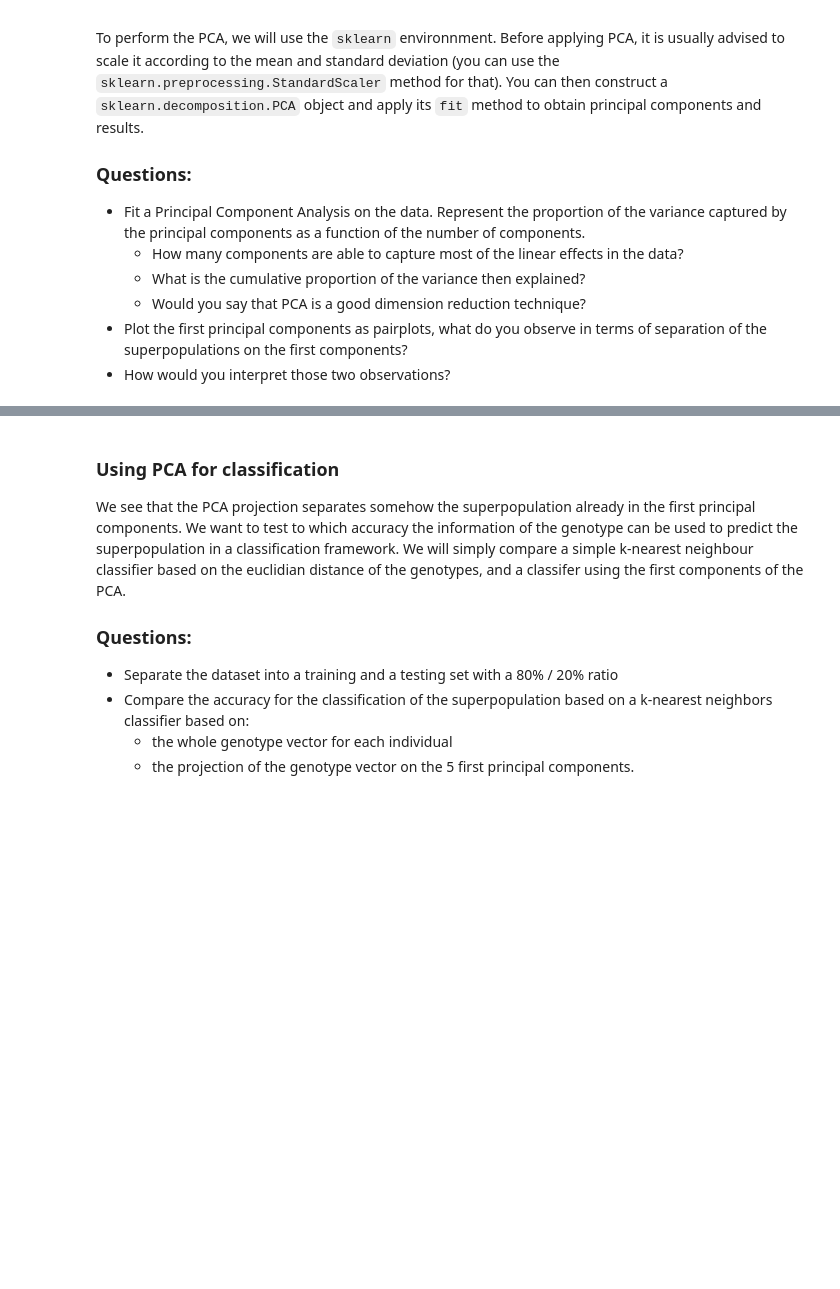
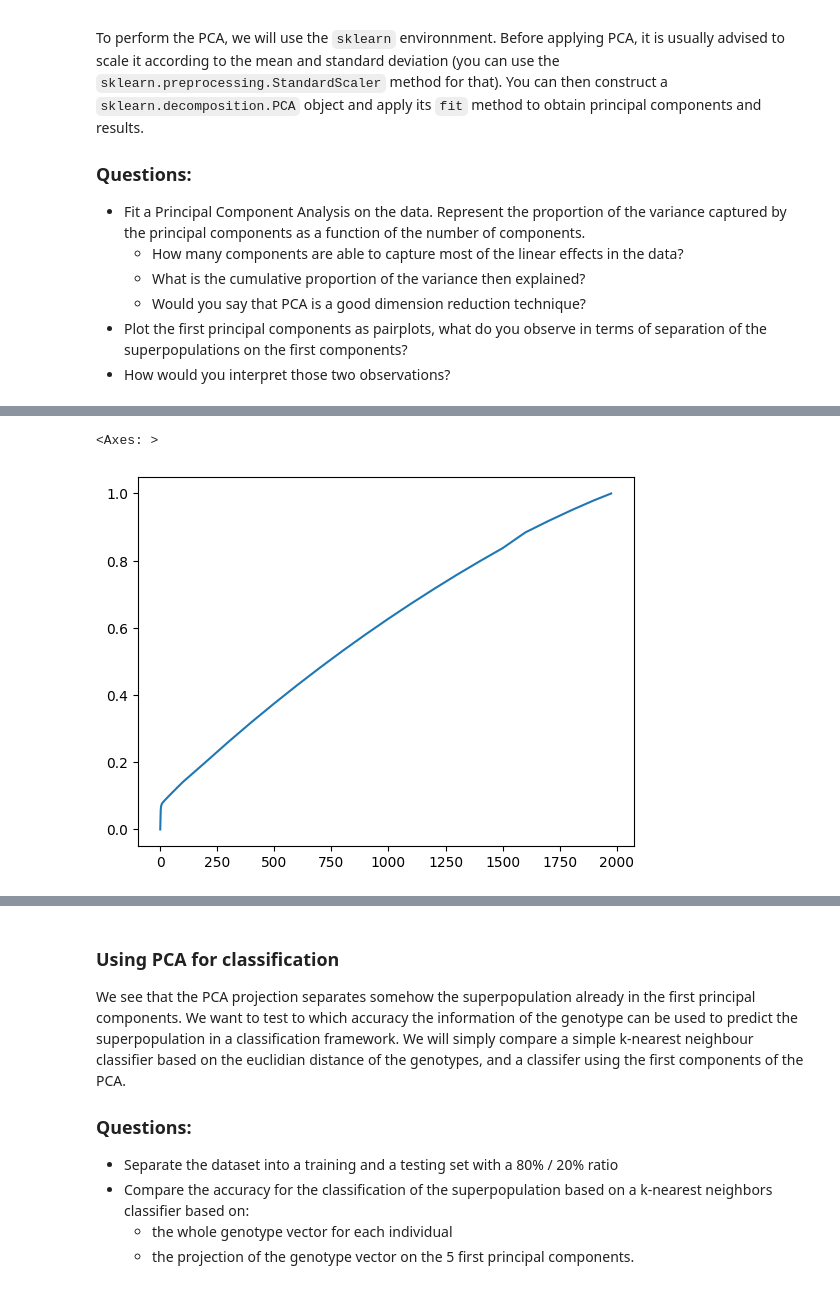
Before and after one commit to Jynns/AppliedPML_GroupA, a Jupyter notebook: assignement-LDA/LDA_project.ipynb, the cells around one changed output, grey strips where cells are left out. Cells and saved outputs as stored; diff of their text form; code cells hidden in the pictures; blank space fills up the shorter version.

```diff
--- a/assignement-LDA/LDA_project.ipynb
+++ b/assignement-LDA/LDA_project.ipynb
@@ -172,6 +168,23 @@ To perform the PCA, we will use the `sklearn` environnment. Before applying PCA,
 
 random_state = 42
 
+
+X = genotype_w_annotation[cols]
+
 scaler = preprocessing.StandardScaler()
+scaler.fit(X)
+genotype_w_annotation[cols] = scaler.transform(X)
 
 ### Your code here
+# %%
+from sklearn.decomposition import PCA
+
+component_numbers = [i for i in range(0,20)] + [i for i in range(20,100, 10)] + [i for i in range(100,1976, 100)] + [1976]
+result_component = []
+
+
+for v in component_numbers:
+    pca = PCA(n_components=v)
+    results = pca.fit(genotype_w_annotation[cols])
+    result_component += [ np.sum(pca.explained_variance_ratio_) ]
+    print(f'finshed for value {v}')
@@ -177,0 +210,9 @@ scaler = preprocessing.StandardScaler()
+# %%
+# remove me
+component_numbers =  component_numbers[:48]
+result_component = result_component[:48]
+# %%
+sns.lineplot(x = component_numbers, y= result_component)
+# %% [output]
+<Axes: >
+[figure, added]
```
Also changed, not shown: parts of 9 cells of this notebook, 1 other file.
